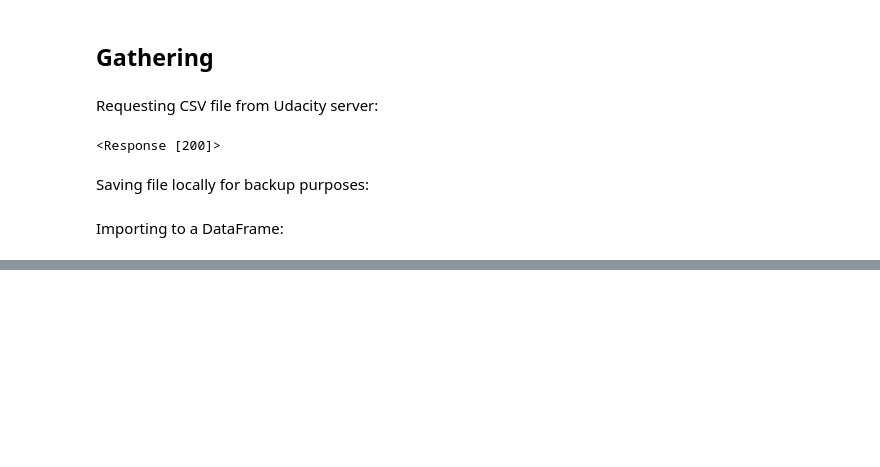
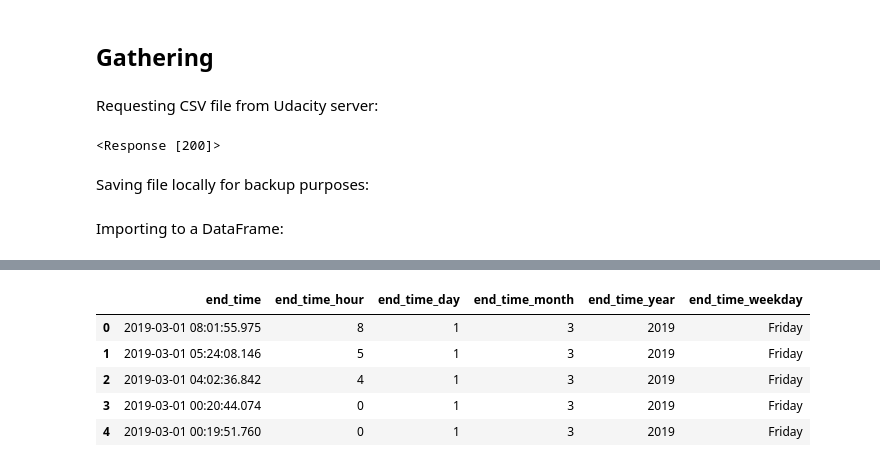
Before and after one commit to anajbellini/san-francisco-bike-sharing, a Jupyter notebook: notebooks/exploratory_analysis.ipynb, the cells around one changed output, grey strips where cells are left out. Drawn from its saved outputs; the diff is of its cells as text; code cells hidden in the pictures; blank space fills up the shorter version.

```diff
--- a/notebooks/exploratory_analysis.ipynb
+++ b/notebooks/exploratory_analysis.ipynb
@@ -48,0 +196,20 @@ bike_sharing_data.head()
+# %%
+end_time_parts = {
+    'end_time': df_rides_clean.end_time,
+    'end_time_hour': df_rides_clean.end_time.dt.hour,
+    'end_time_day': df_rides_clean.end_time.dt.day,
+    'end_time_month': df_rides_clean.end_time.dt.month,
+    'end_time_year': df_rides_clean.end_time.dt.year,
+    'end_time_weekday': df_rides_clean.end_time.dt.day_name()
+}
+# %%
+end_time_df = pd.DataFrame(end_time_parts)
+# %%
+end_time_df.head()
+# %% [output]
+|  | end_time | end_time_hour | end_time_day | end_time_month | end_time_year | end_time_weekday |
+| 0 | 2019-03-01 08:01:55.975 | 8 | 1 | 3 | 2019 | Friday |
+| 1 | 2019-03-01 05:24:08.146 | 5 | 1 | 3 | 2019 | Friday |
+| 2 | 2019-03-01 04:02:36.842 | 4 | 1 | 3 | 2019 | Friday |
+| 3 | 2019-03-01 00:20:44.074 | 0 | 1 | 3 | 2019 | Friday |
+| 4 | 2019-03-01 00:19:51.760 | 0 | 1 | 3 | 2019 | Friday |
```
Also changed, not shown: parts of 41 cells of this notebook.
